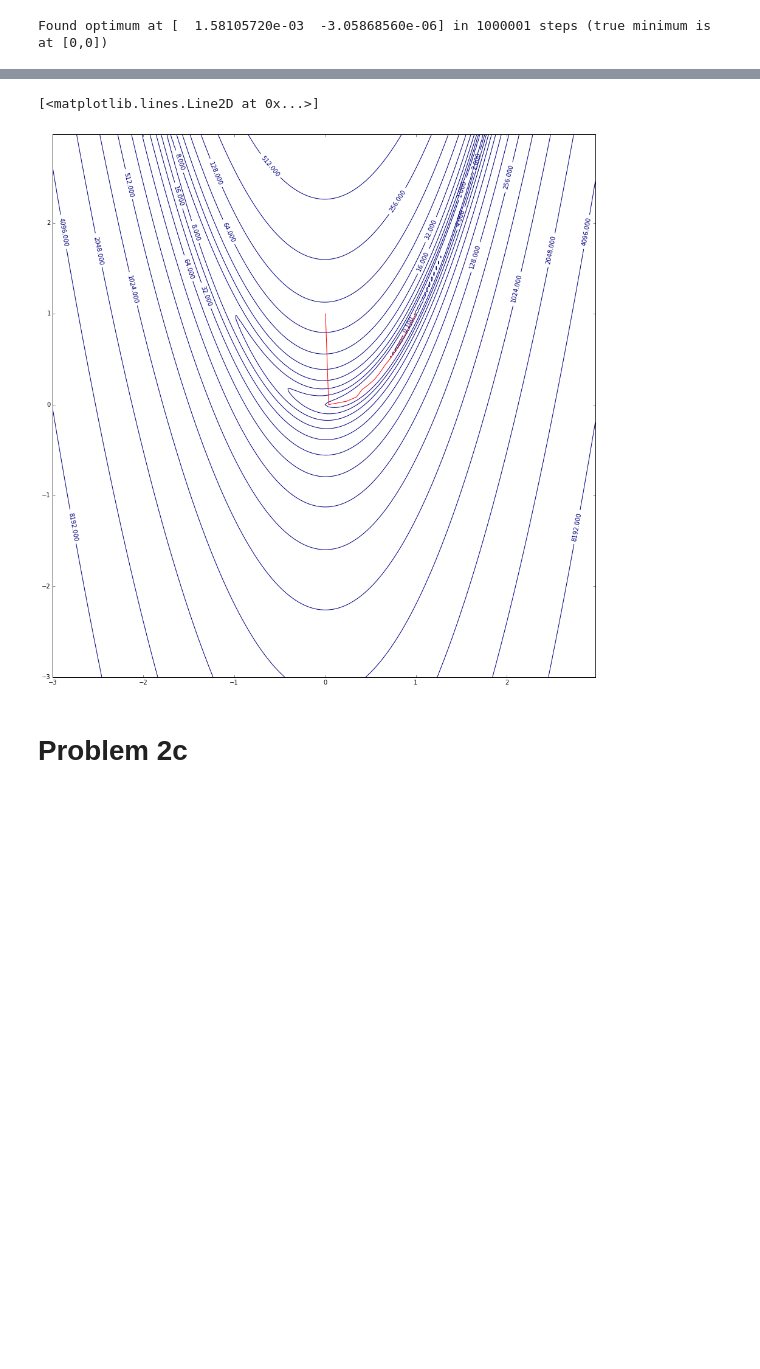
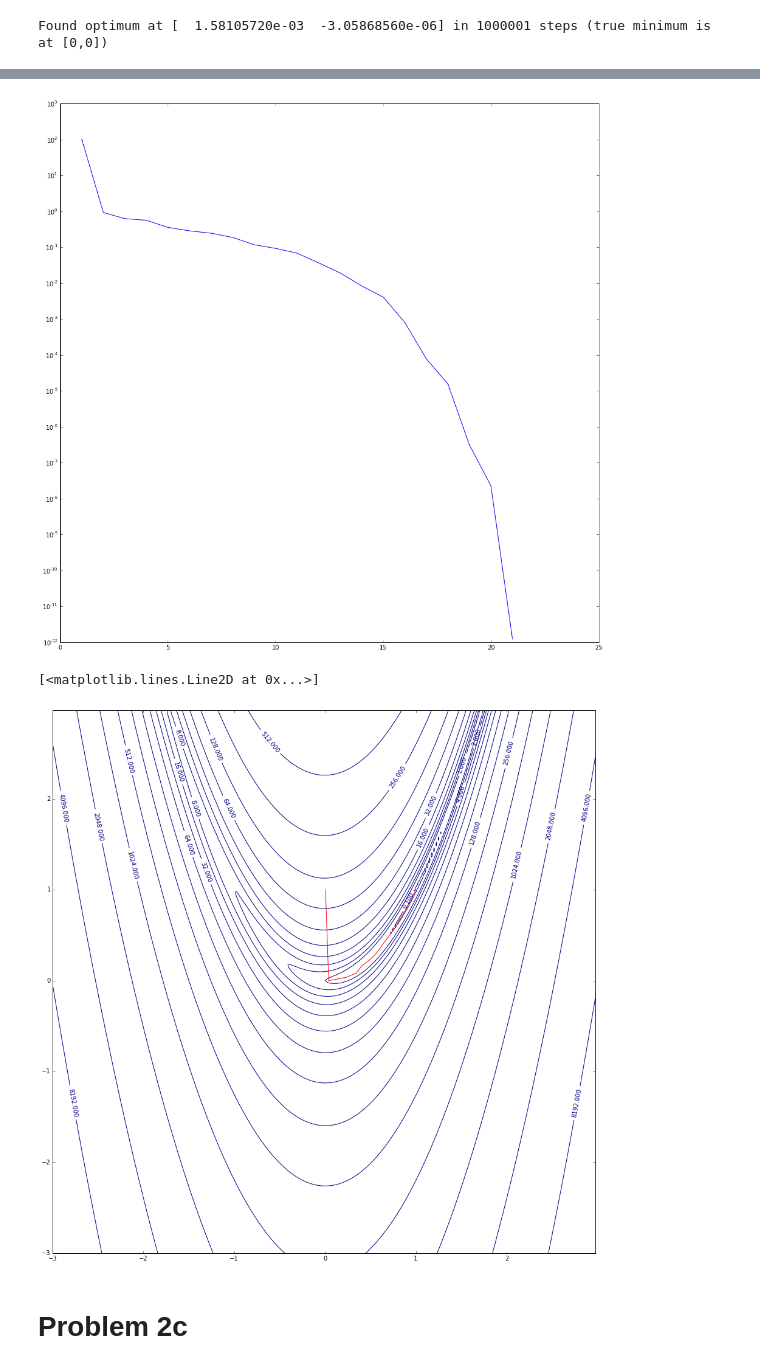
Before and after one commit to ciechowoj/nn_assignments, a Jupyter notebook: assignment2/starter_code.ipynb, the cells around one changed output, grey strips where cells are left out. Saved outputs shown, nothing was run; the diff lists cells and outputs as text; code cells hidden in the pictures; blank space fills up the shorter version.

```diff
--- a/assignment2/starter_code.ipynb
+++ b/assignment2/starter_code.ipynb
@@ -329,35 +420,43 @@ Found optimum at [ 0.75463879  0.56834879] in 1000001 steps (true minimum is at
 #
 # Hint: to save the points you can use the callback argument!
 #
 #
 
 import scipy.optimize
 
 pylab.rcParams['figure.figsize'] = (16.0, 16.0)
 
 H = []
 
 def callback(x):
     H.append(x.copy())
 
 scipy.optimize.fmin_l_bfgs_b(rosenbrock, (0., 2.), callback = callback)
 
+X = [i for i in range(1, len(H) + 1)]
+Y = [rosenbrock(x)[0] for x in H]
+
+plot(X, Y)
+pyplot.yscale('log')
+pyplot.show()
+
 delta = 0.025
 X = np.arange(-3.0, 3.0, delta)
 Y = np.arange(-3.0, 3.0, delta)
 X, Y = np.meshgrid(X, Y)
 
 Z = numpy.array([ rosenbrock([x, y])[0] for x, y in zip(X, Y)  ])
 # plotted contours at exponential intervals instead of taking log of function
 CS = plt.contour(X, Y, Z, [0.1] + [pow(2, x) for x in range(30)])
 plt.clabel(CS, inline=1, fontsize=10)
 
 X, Y = zip(*H)
 
 plt.plot(X, Y, 'r')
 # %% [output]
+[figure, new version]
 [<matplotlib.lines.Line2D at 0x...>]
-[figure, old version]
+[figure, added]
 # %% [markdown]
 # Problem 2c
 # %%
```
Also changed, not shown: parts of 11 cells of this notebook.
